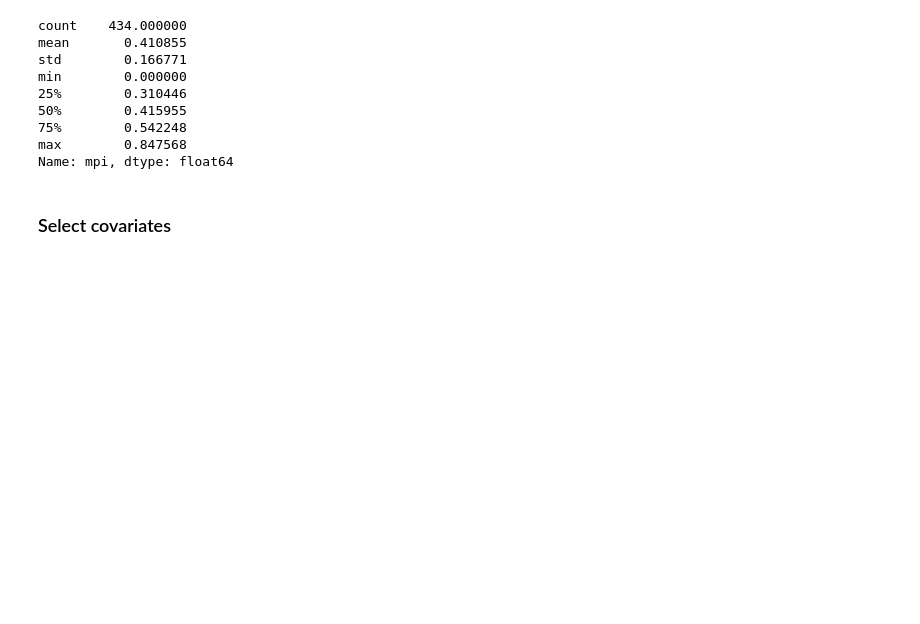
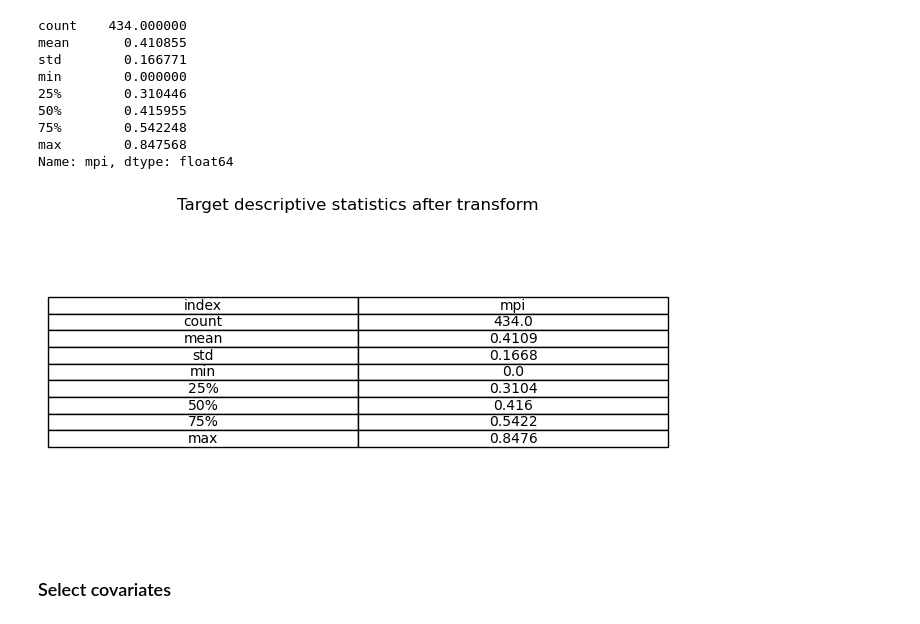
Before and after one commit to sig-gis/dises-khm-mpi, a Jupyter notebook: 2. Covariates Selection.ipynb, the cells around one changed output. Saved outputs shown, nothing was run; the diff lists cells and outputs as text; code cells hidden in the pictures; blank space fills up the shorter version.

```diff
--- a/2. Covariates Selection.ipynb
+++ b/2. Covariates Selection.ipynb
@@ -414,9 +419,30 @@ min        0.000000
 75%        0.542248
 max        0.847568
 Name: mpi, dtype: float64
+# %%
+t3 = pd.DataFrame(t3).reset_index()
+# %%
+# Plot the DataFrame
+def df_to_pdf(df, file_path, title='.', show=False):
+    fig, ax = plt.subplots(figsize=(8, 4))  # Set the size of the figure
+    ax.axis('tight')
+    ax.axis('off')
+    table = ax.table(cellText=df.values, colLabels=df.columns, cellLoc='center', loc='center')
+
+    # Save the plot as a PDF
+    plt.savefig(file_path)
+
+    if title!='.':
+        ax.set_title(title)
+
+    if show == True:
+        plt.show()
 # %%
-table_path = os.path.join(report_folder, '7. Target descriptive after transform.html')
-pd.DataFrame(t3).to_html(table_path)
+table_path = os.path.join(report_folder, '7. Target descriptive after transform.pdf')
+title = 'Target descriptive statistics after transform'
+df_to_pdf(t3.round(4), table_path, title=title,  show=True)
+# %% [output]
+[figure, added]
 # %% [markdown]
 ### Select covariates
 # %%
```
Also changed, not shown: parts of 23 cells of this notebook, 5 other files.
